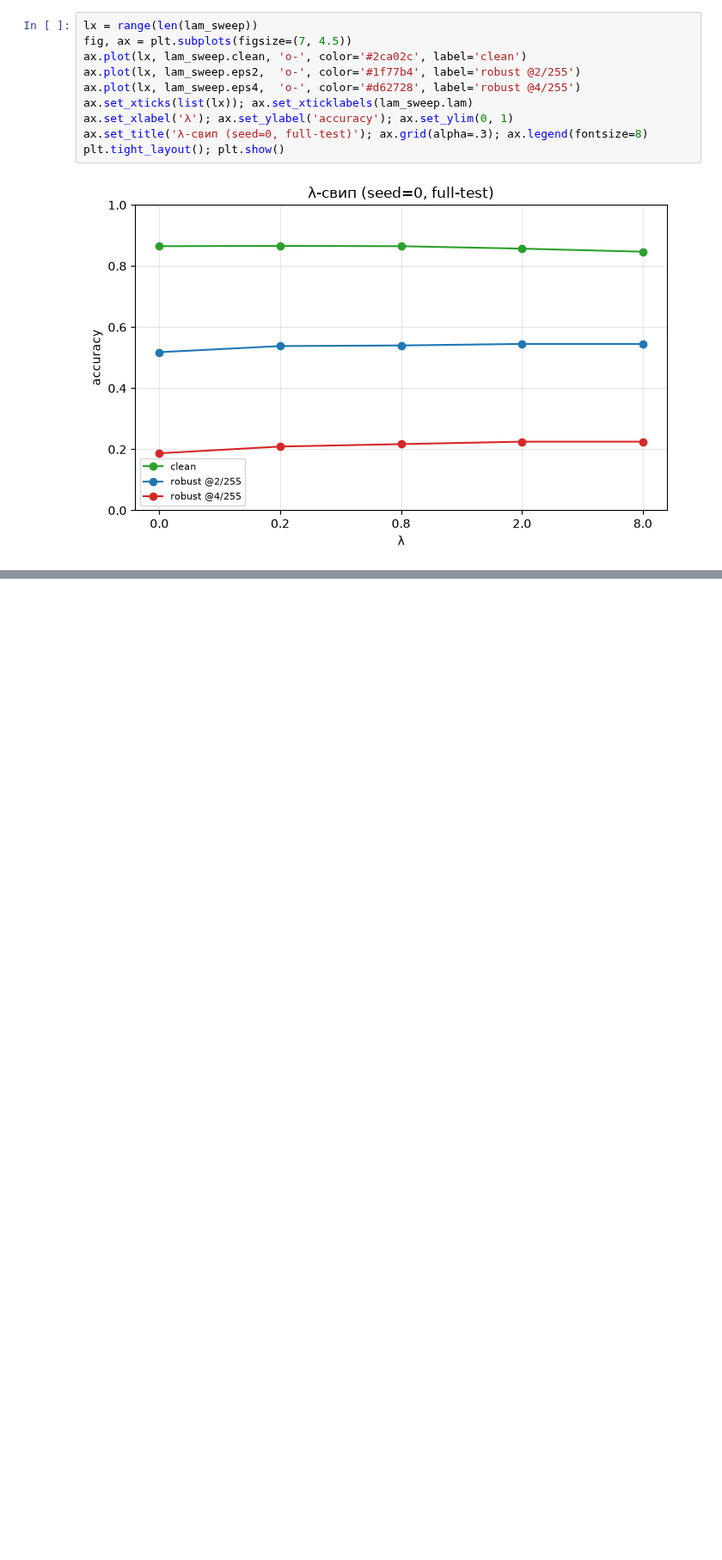
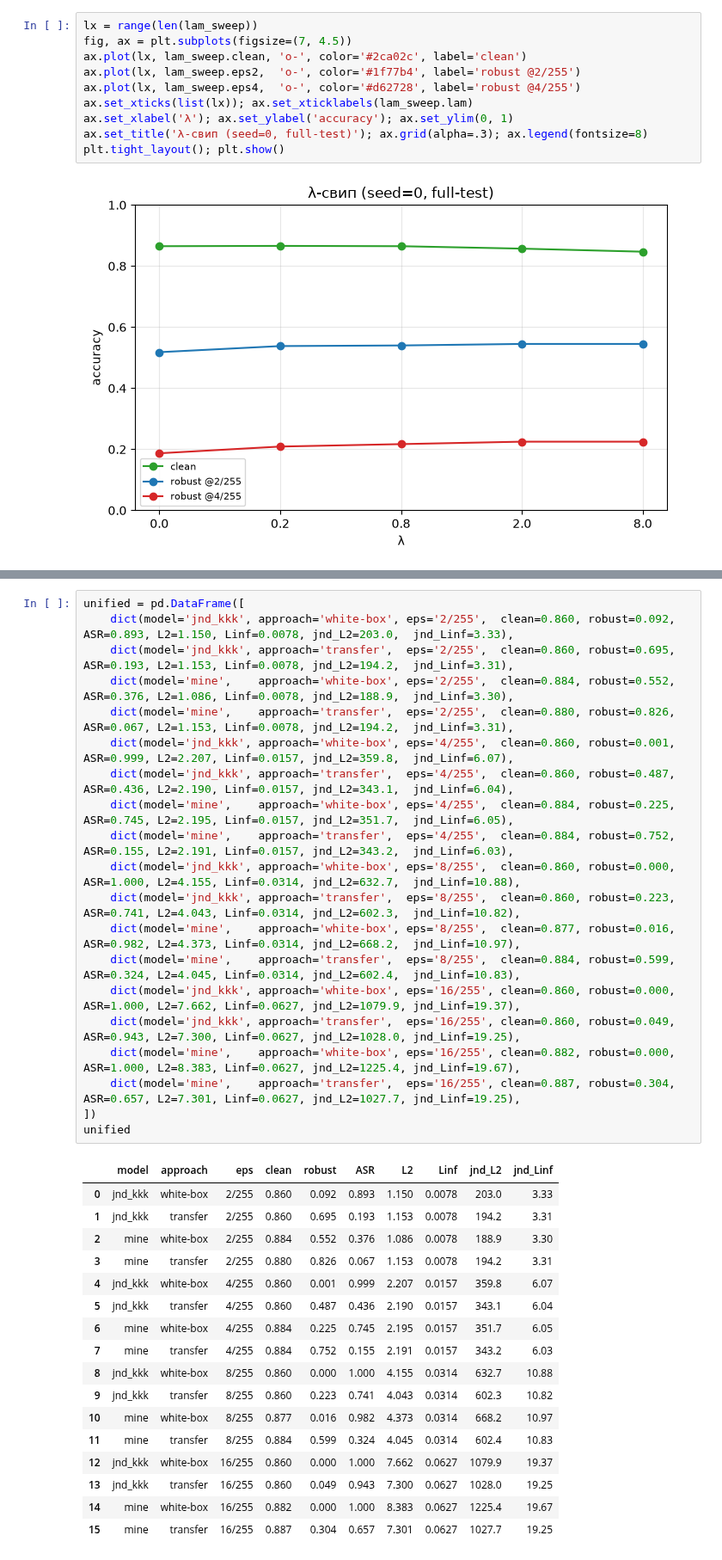
Before and after one commit to tarakanov517/CV_JND_based_approach, a Jupyter notebook: notebooks/compare_experiments.ipynb, the cells around one changed output, grey strips where cells are left out. Shown at 86% size. Drawn from its saved outputs; the diff is of its cells as text; blank space fills up the shorter version.

```diff
--- a/notebooks/compare_experiments.ipynb
+++ b/notebooks/compare_experiments.ipynb
@@ -468,0 +477,38 @@ plt.tight_layout(); plt.show()
+# %%
+unified = pd.DataFrame([
+    dict(model='jnd_kkk', approach='white-box', eps='2/255',  clean=0.860, robust=0.092, ASR=0.893, L2=1.150, Linf=0.0078, jnd_L2=203.0,  jnd_Linf=3.33),
+    dict(model='jnd_kkk', approach='transfer',  eps='2/255',  clean=0.860, robust=0.695, ASR=0.193, L2=1.153, Linf=0.0078, jnd_L2=194.2,  jnd_Linf=3.31),
+    dict(model='mine',    approach='white-box', eps='2/255',  clean=0.884, robust=0.552, ASR=0.376, L2=1.086, Linf=0.0078, jnd_L2=188.9,  jnd_Linf=3.30),
+    dict(model='mine',    approach='transfer',  eps='2/255',  clean=0.880, robust=0.826, ASR=0.067, L2=1.153, Linf=0.0078, jnd_L2=194.2,  jnd_Linf=3.31),
+    dict(model='jnd_kkk', approach='white-box', eps='4/255',  clean=0.860, robust=0.001, ASR=0.999, L2=2.207, Linf=0.0157, jnd_L2=359.8,  jnd_Linf=6.07),
+    dict(model='jnd_kkk', approach='transfer',  eps='4/255',  clean=0.860, robust=0.487, ASR=0.436, L2=2.190, Linf=0.0157, jnd_L2=343.1,  jnd_Linf=6.04),
+    dict(model='mine',    approach='white-box', eps='4/255',  clean=0.884, robust=0.225, ASR=0.745, L2=2.195, Linf=0.0157, jnd_L2=351.7,  jnd_Linf=6.05),
+    dict(model='mine',    approach='transfer',  eps='4/255',  clean=0.884, robust=0.752, ASR=0.155, L2=2.191, Linf=0.0157, jnd_L2=343.2,  jnd_Linf=6.03),
+    dict(model='jnd_kkk', approach='white-box', eps='8/255',  clean=0.860, robust=0.000, ASR=1.000, L2=4.155, Linf=0.0314, jnd_L2=632.7,  jnd_Linf=10.88),
+    dict(model='jnd_kkk', approach='transfer',  eps='8/255',  clean=0.860, robust=0.223, ASR=0.741, L2=4.043, Linf=0.0314, jnd_L2=602.3,  jnd_Linf=10.82),
+    dict(model='mine',    approach='white-box', eps='8/255',  clean=0.877, robust=0.016, ASR=0.982, L2=4.373, Linf=0.0314, jnd_L2=668.2,  jnd_Linf=10.97),
+    dict(model='mine',    approach='transfer',  eps='8/255',  clean=0.884, robust=0.599, ASR=0.324, L2=4.045, Linf=0.0314, jnd_L2=602.4,  jnd_Linf=10.83),
+    dict(model='jnd_kkk', approach='white-box', eps='16/255', clean=0.860, robust=0.000, ASR=1.000, L2=7.662, Linf=0.0627, jnd_L2=1079.9, jnd_Linf=19.37),
+    dict(model='jnd_kkk', approach='transfer',  eps='16/255', clean=0.860, robust=0.049, ASR=0.943, L2=7.300, Linf=0.0627, jnd_L2=1028.0, jnd_Linf=19.25),
+    dict(model='mine',    approach='white-box', eps='16/255', clean=0.882, robust=0.000, ASR=1.000, L2=8.383, Linf=0.0627, jnd_L2=1225.4, jnd_Linf=19.67),
+    dict(model='mine',    approach='transfer',  eps='16/255', clean=0.887, robust=0.304, ASR=0.657, L2=7.301, Linf=0.0627, jnd_L2=1027.7, jnd_Linf=19.25),
+])
+unified
+# %% [output]
+|  | model | approach | eps | clean | robust | ASR | L2 | Linf | jnd_L2 | jnd_Linf |
+| 0 | jnd_kkk | white-box | 2/255 | 0.860 | 0.092 | 0.893 | 1.150 | 0.0078 | 203.0 | 3.33 |
+| 1 | jnd_kkk | transfer | 2/255 | 0.860 | 0.695 | 0.193 | 1.153 | 0.0078 | 194.2 | 3.31 |
+| 2 | mine | white-box | 2/255 | 0.884 | 0.552 | 0.376 | 1.086 | 0.0078 | 188.9 | 3.30 |
+| 3 | mine | transfer | 2/255 | 0.880 | 0.826 | 0.067 | 1.153 | 0.0078 | 194.2 | 3.31 |
+| 4 | jnd_kkk | white-box | 4/255 | 0.860 | 0.001 | 0.999 | 2.207 | 0.0157 | 359.8 | 6.07 |
+| 5 | jnd_kkk | transfer | 4/255 | 0.860 | 0.487 | 0.436 | 2.190 | 0.0157 | 343.1 | 6.04 |
+| 6 | mine | white-box | 4/255 | 0.884 | 0.225 | 0.745 | 2.195 | 0.0157 | 351.7 | 6.05 |
+| 7 | mine | transfer | 4/255 | 0.884 | 0.752 | 0.155 | 2.191 | 0.0157 | 343.2 | 6.03 |
+| 8 | jnd_kkk | white-box | 8/255 | 0.860 | 0.000 | 1.000 | 4.155 | 0.0314 | 632.7 | 10.88 |
+| 9 | jnd_kkk | transfer | 8/255 | 0.860 | 0.223 | 0.741 | 4.043 | 0.0314 | 602.3 | 10.82 |
+| 10 | mine | white-box | 8/255 | 0.877 | 0.016 | 0.982 | 4.373 | 0.0314 | 668.2 | 10.97 |
+| 11 | mine | transfer | 8/255 | 0.884 | 0.599 | 0.324 | 4.045 | 0.0314 | 602.4 | 10.83 |
+| 12 | jnd_kkk | white-box | 16/255 | 0.860 | 0.000 | 1.000 | 7.662 | 0.0627 | 1079.9 | 19.37 |
+| 13 | jnd_kkk | transfer | 16/255 | 0.860 | 0.049 | 0.943 | 7.300 | 0.0627 | 1028.0 | 19.25 |
+| 14 | mine | white-box | 16/255 | 0.882 | 0.000 | 1.000 | 8.383 | 0.0627 | 1225.4 | 19.67 |
+| 15 | mine | transfer | 16/255 | 0.887 | 0.304 | 0.657 | 7.301 | 0.0627 | 1027.7 | 19.25 |
```
Also changed, not shown: parts of 4 cells of this notebook.
